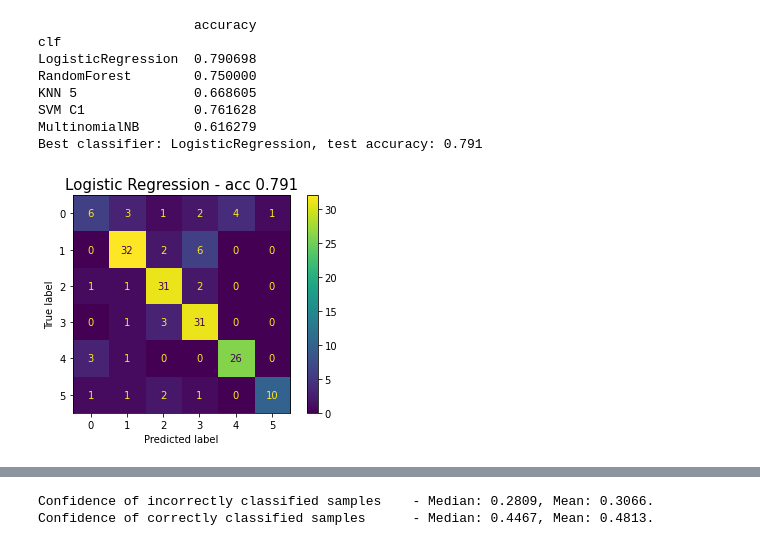
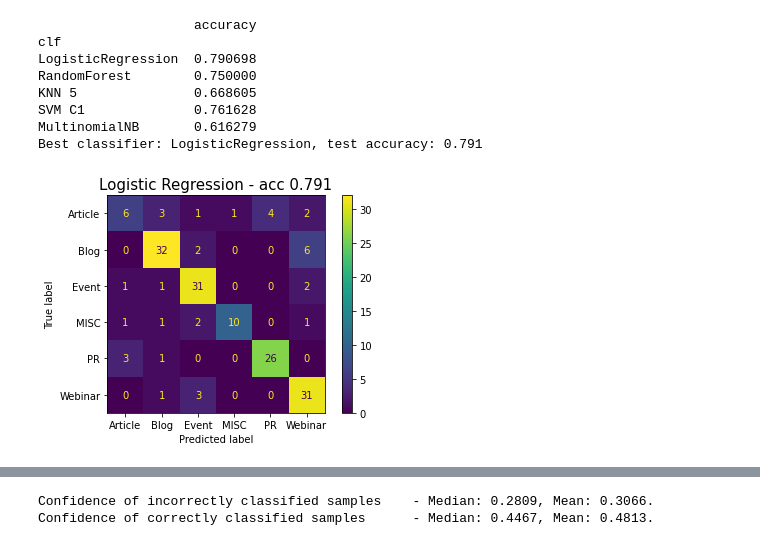
Before and after one commit to hmatzner/text-classification, a Jupyter notebook: url_classification.ipynb, the cells around one changed output, grey strips where cells are left out. Saved outputs shown, nothing was run; the diff lists cells and outputs as text; code cells hidden in the pictures.

```diff
--- a/url_classification.ipynb
+++ b/url_classification.ipynb
@@ -1398,22 +1395,27 @@ MultinomialNB       0.616279
 Best classifier: LogisticRegression, test accuracy: 0.791
 # %%
 # Chosen model
+
+# CHANGED FOR MEDIUM ARTICLE
 
 clf = fit_model(LogisticRegression(max_iter=3000,
                                    class_weight='balanced',
                                    ),
                 X_train_tr,
                 y_train,
                 )
 
 y_pred = predict(clf, X_test_tr)
 y_probs = clf.predict_proba(X_test_tr)
 accuracy = clf.score(X_test_tr, y_test)
 
-ConfusionMatrixDisplay.from_predictions(y_test, y_pred)
+y_test_labeled = list(map(lambda x: labels_decoded[x], y_test))
+y_pred_labeled = list(map(lambda x: labels_decoded[x], y_pred))
+
+ConfusionMatrixDisplay.from_predictions(y_test_labeled, y_pred_labeled)
 plt.title(f'Logistic Regression - acc {accuracy:.3f}', size=15)
 plt.show()
 
 # print_confusion_matrix('Logistic Regression', y_test, y_pred, with_report=True)
 # %% [output]
-[figure, old version]
+[figure, new version]
```
Also changed, not shown: parts of 11 cells of this notebook, 1 other file.
